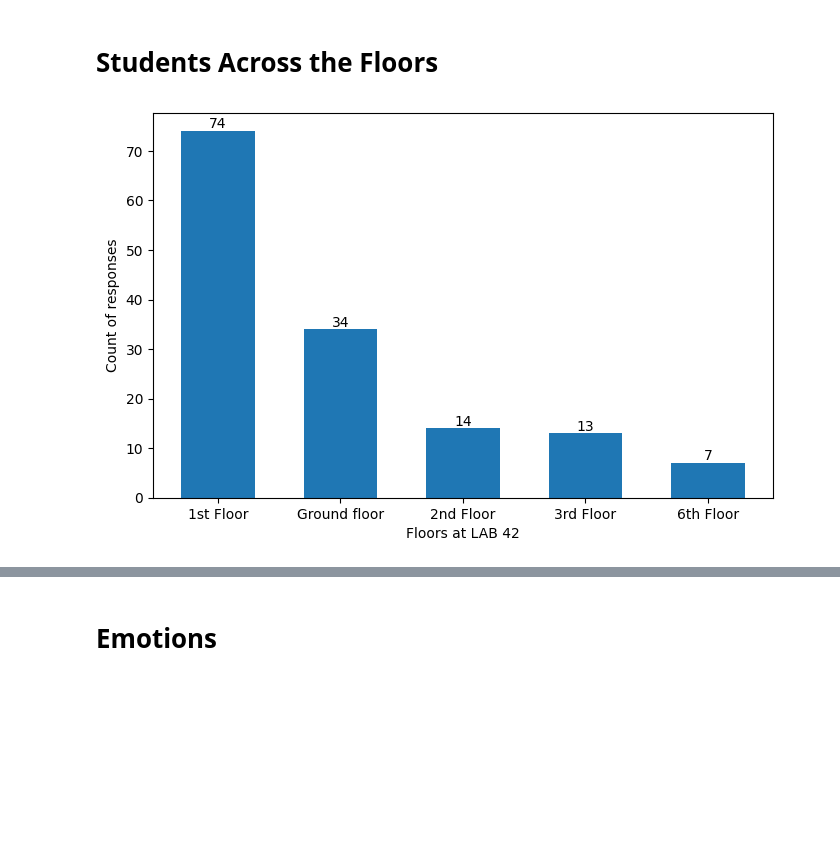
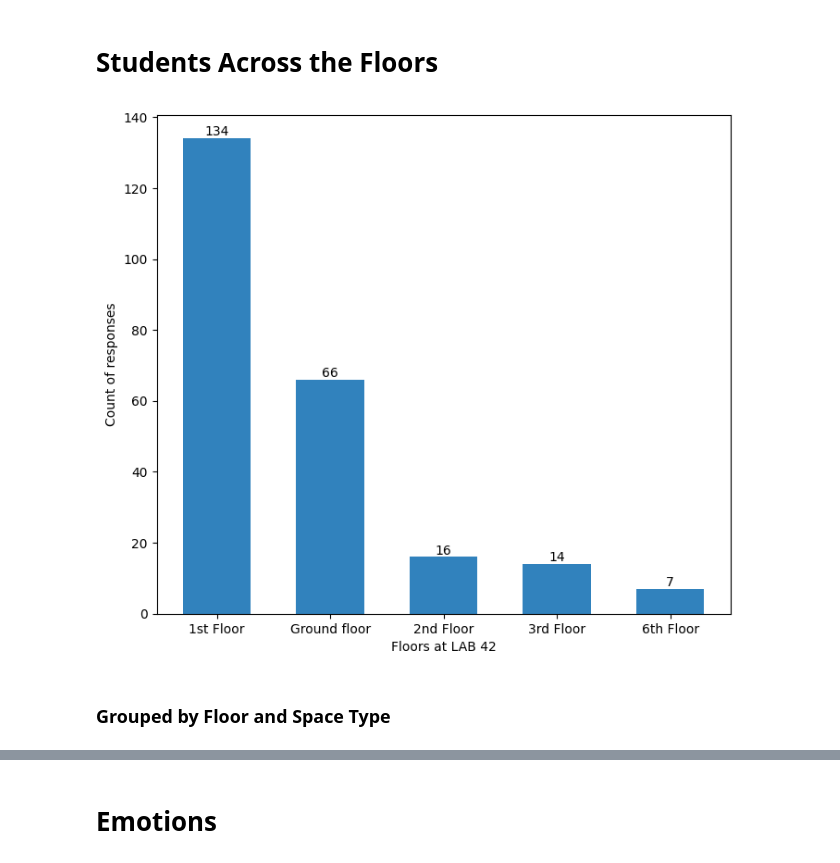
Before and after one commit to shrutirao94/language-comfort-emotions, a Jupyter notebook: analysis.ipynb, the cells around one changed output, grey strips where cells are left out. Cells and saved outputs as stored; diff of their text form; code cells hidden in the pictures; blank space fills up the shorter version.

Commit message:
[FEATURE] Analysis: Floors and Space Types

```diff
--- a/analysis.ipynb
+++ b/analysis.ipynb
@@ -29,3 +29,4 @@ from nltk.sentiment import SentimentIntensityAnalyzer
 [nltk_data]   Package vader_lexicon is already up-to-date!
 # %%
 df = pd.read_csv('data/lab42_cleaned_data.csv', index_col=0)
+df_j = pd.read_csv('data/lab42_cleaned_jan_data.csv', index_col=0)
@@ -32,3 +50,6 @@ df = pd.read_csv('data/lab42_cleaned_data.csv', index_col=0)
+# %%
+df = pd.concat([df.drop(columns=['occupation', 'usage', 'recruitment']),
+                df_j.drop(columns=['space usage', 'occupation', 'usage']) ])
 # %% [markdown]
 # Grouping by Shared vs Individual Space
 
@@ -121,14 +143,14 @@ Name: recruitment, dtype: int64
 # %%
 fig, ax = plt.subplots()
 data = df.floor.value_counts()
 data = pd.DataFrame(data).reset_index().rename(columns={"index": "Floor", "floor": "Count of Responses"})
 width = 0.6
 
-p=ax.bar(data.Floor, data["Count of Responses"], width)
+p=ax.bar(data.Floor, data["Count of Responses"], width, color = "#3182bd")
 ax.bar_label(p, label_type='edge')
 plt.ylabel("Count of responses")
 plt.xlabel("Floors at LAB 42")
-fig.set_size_inches(8, 5)
+fig.set_size_inches(8, 7)
 plt.savefig('plots/floors-responses.jpg', dpi=300, bbox_inches="tight")
 # %% [output]
-[figure, old version]
+[figure, new version]
@@ -140,0 +157,2 @@ third_floor = floor_df[floor_df['floor'] == '3rd Floor'].loc[:, ['floor', '3-flo
+# %% [markdown]
+### Grouped by Floor and Space Type
```
Also changed, not shown: parts of 9 cells of this notebook, 1 other file.
